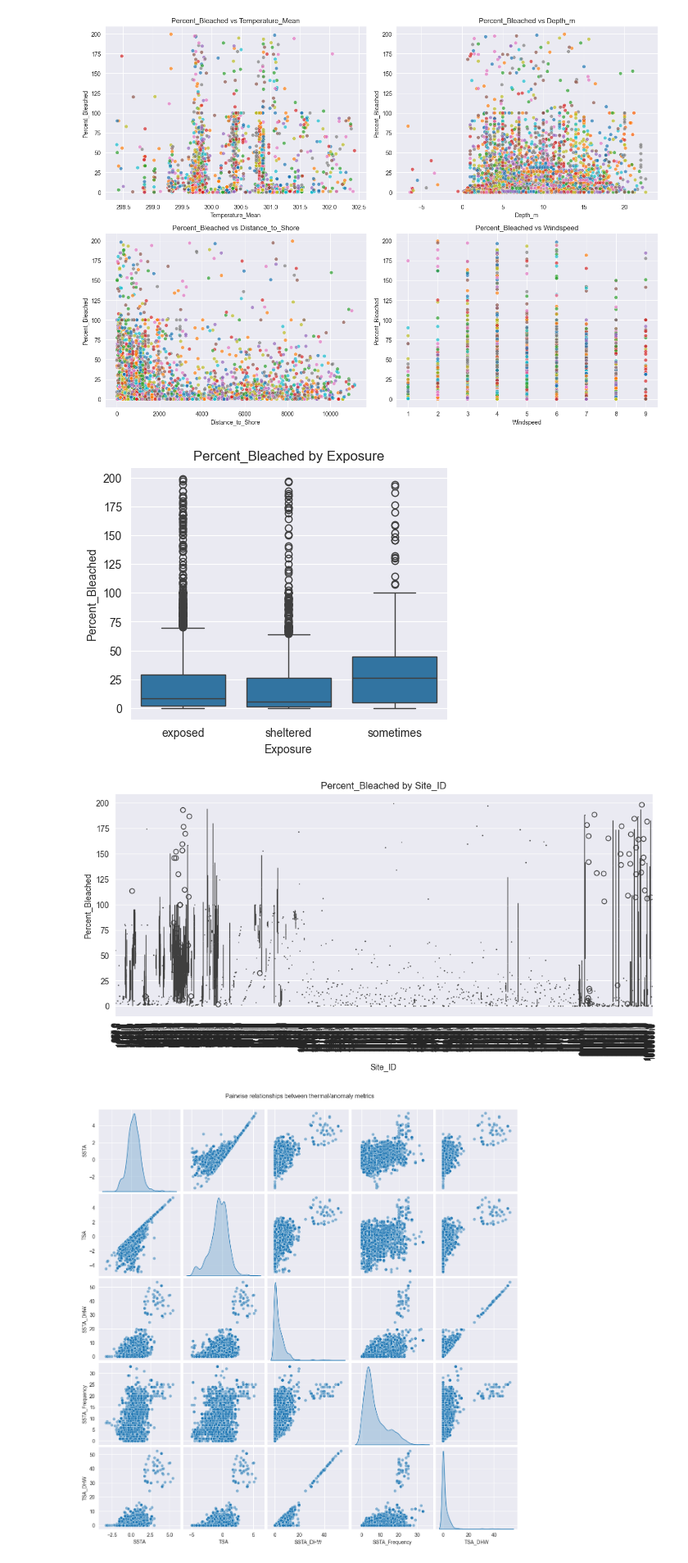
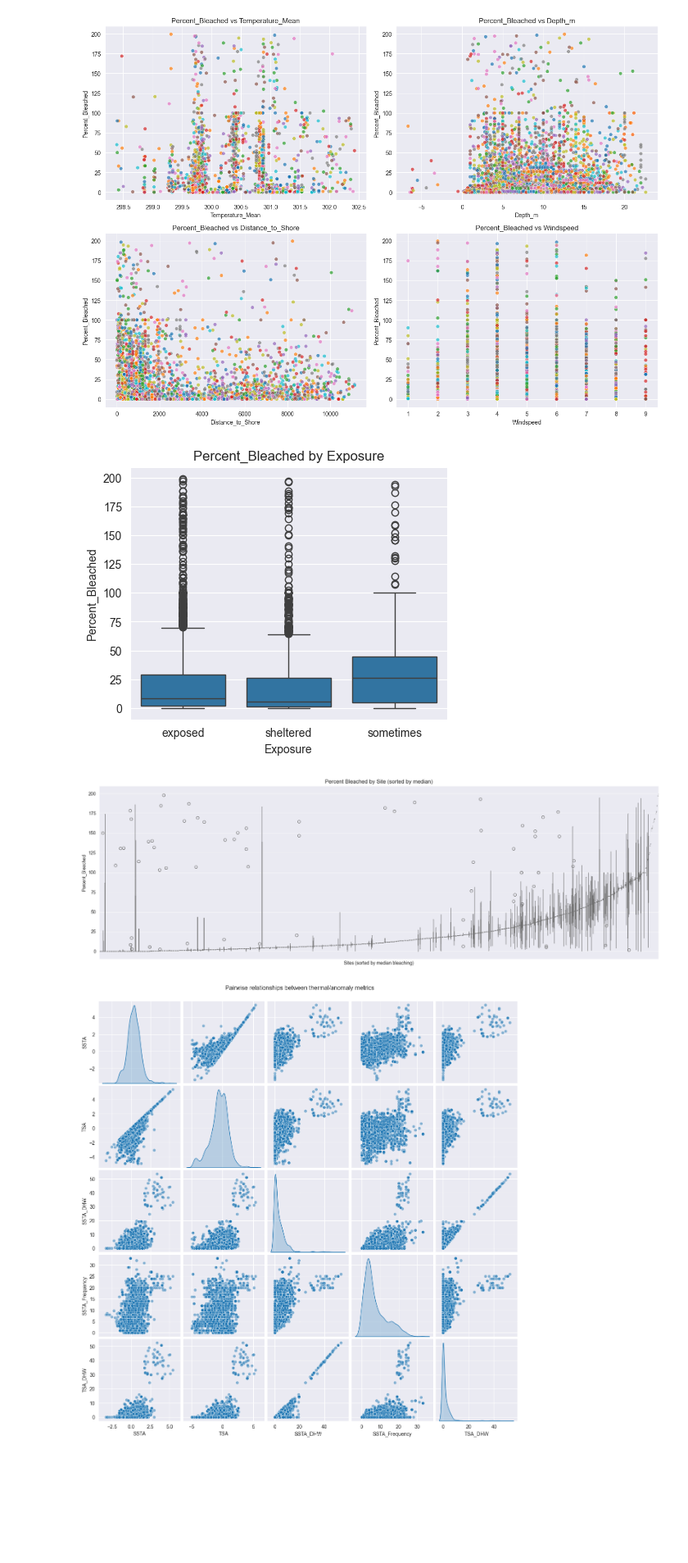
Before and after one commit to Saa1amand3r/hackthefuture2025, a Jupyter notebook: notebooks/02_eda.ipynb, the cells around one changed output. Shown at 82% size. Saved outputs shown, nothing was run; the diff lists cells and outputs as text; code cells hidden in the pictures; blank space fills up the shorter version.

```diff
--- a/notebooks/02_eda.ipynb
+++ b/notebooks/02_eda.ipynb
@@ -336,24 +337,28 @@ plt.savefig(os.path.join(PLOT_DIR, "06_multiplot_bleaching_vs_features.png"), dp
 plt.show()
 # %% [output]
 [figure]
+# %%
+# Exposure
+plt.figure(figsize=(5,4))
+sns.boxplot(data=df, x="Exposure", y="Percent_Bleached")
+plt.title("Percent_Bleached by Exposure")
+plt.savefig(os.path.join(PLOT_DIR, "07_bleaching_by_exposure.png"), dpi=300, bbox_inches='tight')
+plt.show()
+# %% [output]
+[figure, added]
 # %%
-# Exposure
-plt.figure(figsize=(5,4))
-sns.boxplot(data=df, x="Exposure", y="Percent_Bleached")
-plt.title("Percent_Bleached by Exposure")
-plt.savefig(os.path.join(PLOT_DIR, "07_bleaching_by_exposure.png"), dpi=300, bbox_inches='tight')
+order = df.groupby("Site_ID")["Percent_Bleached"].median().sort_values().index
+
+plt.figure(figsize=(18,6))
+sns.boxplot(data=df, x="Site_ID", y="Percent_Bleached", order=order, color="skyblue")
+plt.xticks([], [])  # hides ticks and labels
+plt.xlabel("Sites (sorted by median bleaching)")
+plt.title("Percent Bleached by Site (sorted by median)")
+plt.tight_layout()
+plt.savefig(os.path.join(PLOT_DIR, "percent_bleached_by_site.png"), dpi=300, bbox_inches='tight')
 plt.show()
-
-# Site_ID (many sites → may need rotation)
-plt.figure(figsize=(12,5))
-sns.boxplot(data=df, x="Site_ID", y="Percent_Bleached")
-plt.xticks(rotation=90)
-plt.title("Percent_Bleached by Site_ID")
-plt.savefig(os.path.join(PLOT_DIR, "08_bleaching_by_site.png"), dpi=300, bbox_inches='tight')
-plt.show()
 # %% [output]
-[figure, old version]
+[figure, new version]
-[figure, removed]
 # %%
 # Select only numeric anomaly/temperature metrics
 pairplot_cols = ["SSTA", "TSA", "SSTA_DHW", "SSTA_Frequency", "TSA_DHW"]
```
Also changed, not shown: parts of 1 cell of this notebook.
